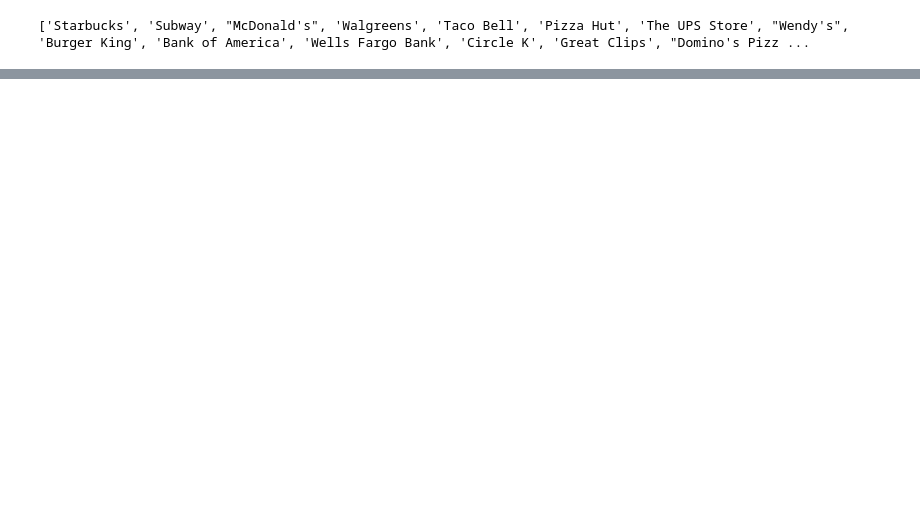
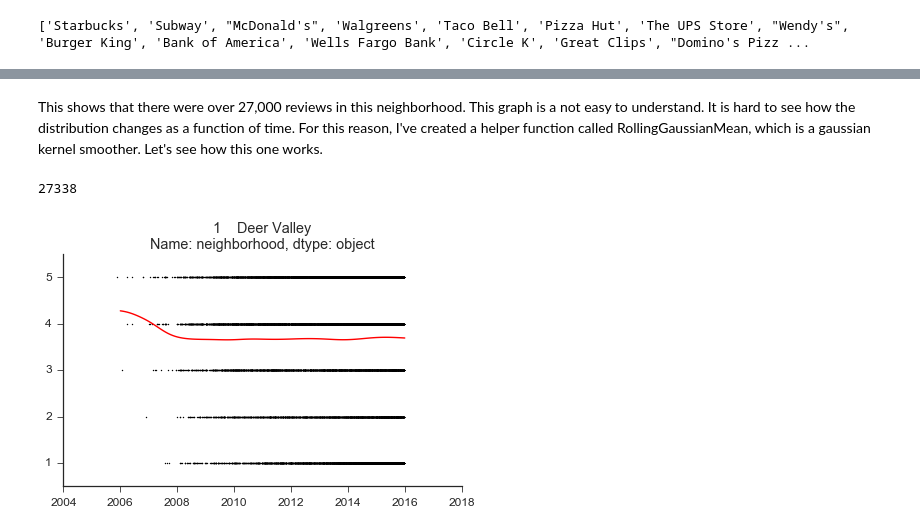
Before and after one commit to franklinmarsh/jac_project, a Jupyter notebook: yelp_zillow.ipynb, the cells around one changed output, grey strips where cells are left out. Saved outputs shown, nothing was run; the diff lists cells and outputs as text; code cells hidden in the pictures; blank space fills up the shorter version.

```diff
--- a/yelp_zillow.ipynb
+++ b/yelp_zillow.ipynb
@@ -96,0 +129,16 @@ print(top_chains)
+# %% [markdown]
+This shows that there were over 27,000 reviews in this neighborhood. This graph is a not easy to understand. It is hard to see how the distribution changes as a function of time. For this reason, I've created a helper function called RollingGaussianMean, which is a gaussian kernel smoother. Let's see how this one works.
+# %%
+for ids in np.unique(d['N']['z_hood'])[1:2]: #for the unique business IDs
+    r = d['R'][d['R']['z_hood'] == ids]
+    print(len(r))
+    gm = RollingGaussianMean(r, 'year', 'stars', np.linspace(2006, 2016, 120), 0.5)
+    plt.figure()
+    plt.title(str(d['N']['neighborhood'][d['N']['z_hood'] == ids]))
+    plt.scatter(r['year'], r['stars'], lw = 0, s = 2, c = 'black')
+    plt.ylim(0.5,5.5)
+    plt.plot(gm['x'], gm['y'], c = 'red')
+    sns.despine()
+# %% [output]
+27338
+[figure, added]
```
Also changed, not shown: parts of 18 cells of this notebook, 3 other files.
